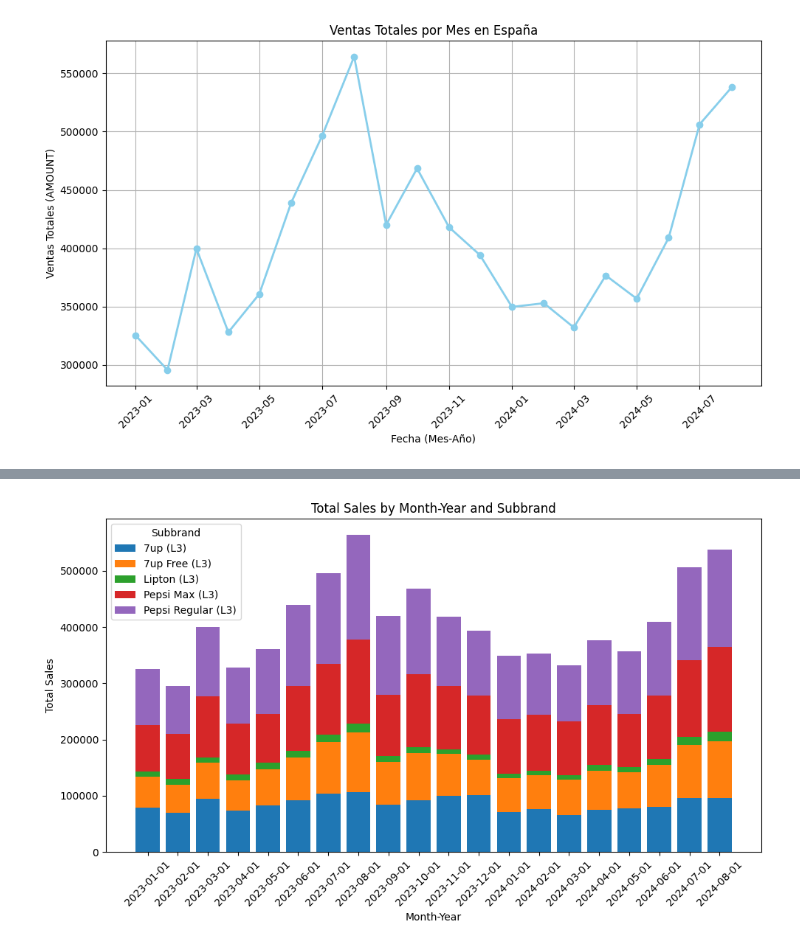
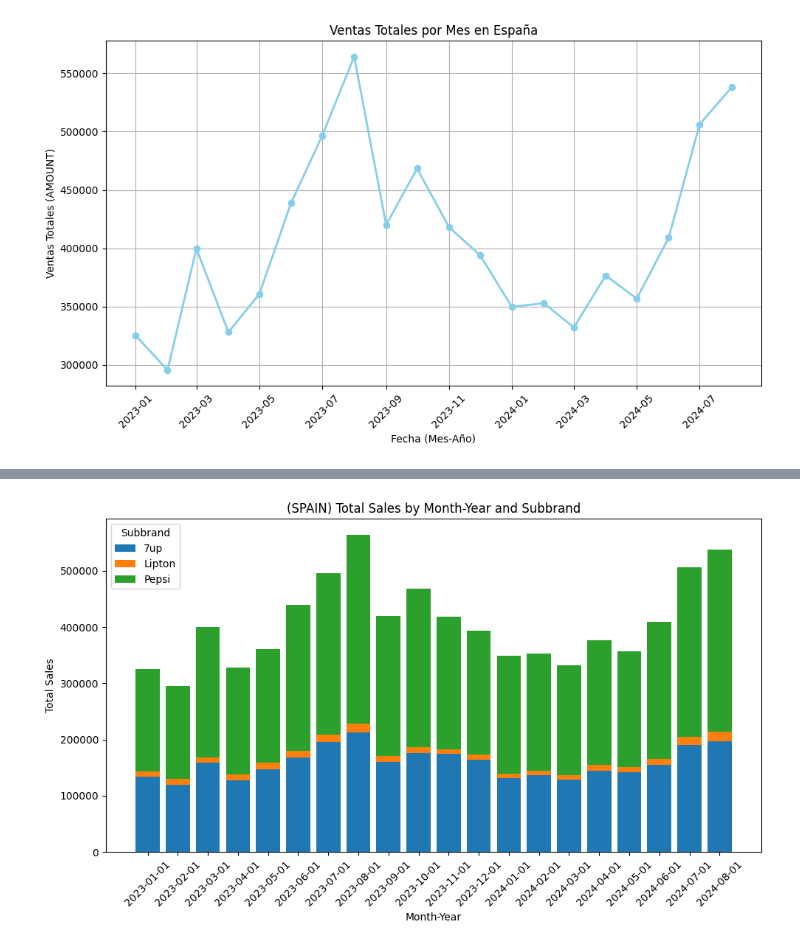
Before and after one commit to anruki/UFV_Visualizacion, a Jupyter notebook: EjerciciosClase/Ventas.ipynb, the cells around one changed output, grey strips where cells are left out. Cells and saved outputs as stored; diff of their text form; code cells hidden in the pictures.

```diff
--- a/EjerciciosClase/Ventas.ipynb
+++ b/EjerciciosClase/Ventas.ipynb
@@ -962,33 +1051,33 @@ plt.show()
 # %%
 
 
 # 3. Agrupamos por YearMonth y SUBBRAND y sumamos AMOUNT
-monthly_sales_subbrand = actuals_spain.groupby(['DATE', 'SUBBRAND'])['AMOUNT'].sum().reset_index()
+monthly_sales_subbrand = actuals_spain.groupby(['DATE', 'SUBBRAND_GROUPED'])['AMOUNT'].sum().reset_index()
 
 # 4. Pivotamos el DataFrame para que cada SUBBRAND sea una columna
-monthly_sales_pivot = monthly_sales_subbrand.pivot(index='DATE', columns='SUBBRAND', values='AMOUNT')
+monthly_sales_pivot = monthly_sales_subbrand.pivot(index='DATE', columns='SUBBRAND_GROUPED', values='AMOUNT')
 
 # 5. Creamos el gráfico de barras apiladas
 plt.figure(figsize=(10, 6))
 
 # Inicializamos la posición inferior de cada barra en 0
 bottom = [0] * len(monthly_sales_pivot)
 
 # Iteramos sobre cada subbrand para apilar los valores
 for subbrand in monthly_sales_pivot.columns:
     plt.bar(monthly_sales_pivot.index.astype(str), monthly_sales_pivot[subbrand], bottom=bottom, label=subbrand)
     # Actualizamos la posición inferior sumando el valor actual
     bottom += monthly_sales_pivot[subbrand].fillna(0)  # fillna(0) por si hay valores nulos
 
 # 6. Etiquetas y título
 plt.xlabel('Month-Year')
 plt.ylabel('Total Sales')
-plt.title('Total Sales by Month-Year and Subbrand')
+plt.title('(SPAIN) Total Sales by Month-Year and Subbrand')
 plt.xticks(rotation=45)  # Rotamos las etiquetas del eje X para mejor visibilidad
 plt.legend(title="Subbrand")  # Leyenda para identificar cada SUBBRAND
 
 # Mostrar gráfico
 plt.tight_layout()
 plt.show()
 # %% [output]
-[figure, old version]
+[figure, new version]
```
Also changed, not shown: parts of 30 cells of this notebook.
